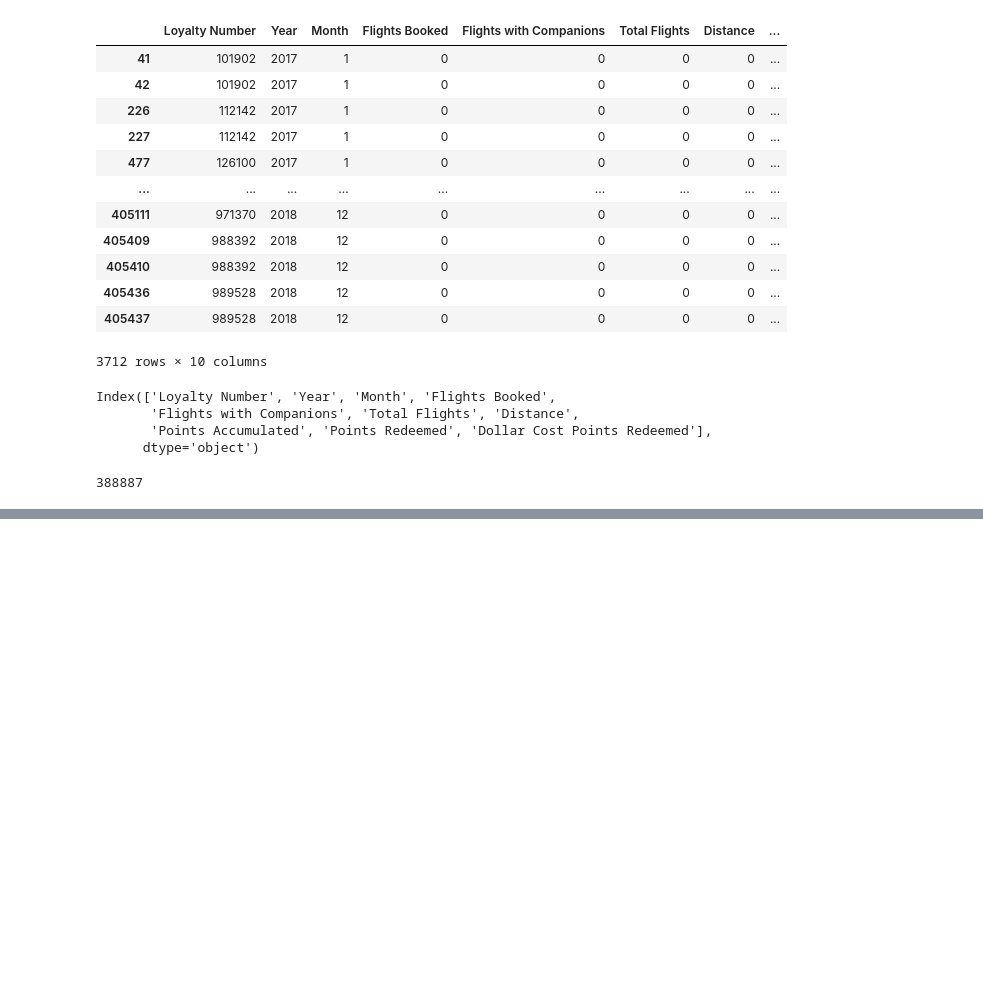
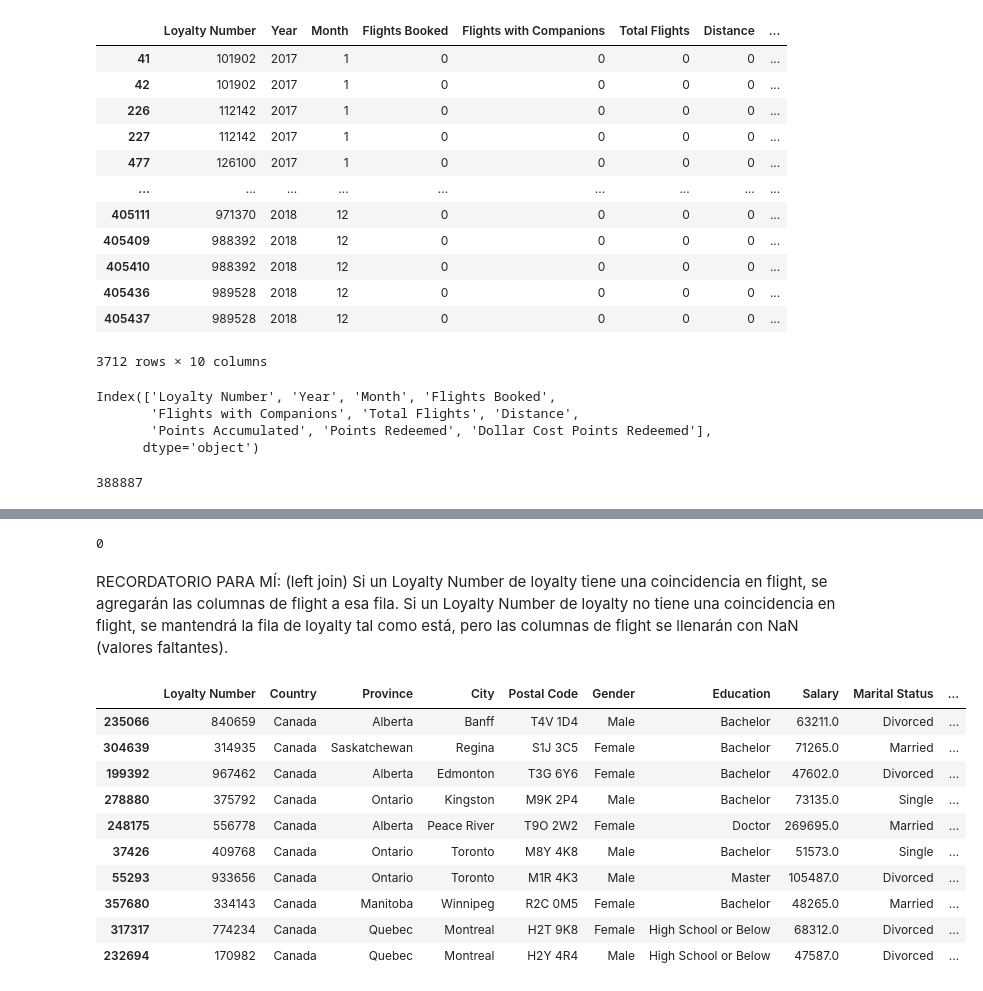
Before and after one commit to Adalab/bda-modulo-3-evaluacion-final-VeroSanchezO, a Jupyter notebook: Evaluación_Final_M3_VSO.ipynb, the cells around one changed output, grey strips where cells are left out. Saved outputs shown, nothing was run; the diff lists cells and outputs as text; code cells hidden in the pictures; blank space fills up the shorter version.

```diff
--- a/Evaluación_Final_M3_VSO.ipynb
+++ b/Evaluación_Final_M3_VSO.ipynb
@@ -233,3 +234,12 @@ Index(['Loyalty Number', 'Year', 'Month', 'Flights Booked',
 df_flights.duplicated(subset = "Loyalty Number").sum()
 # %% [output]
 388887
+# %%
+# Antes de unir los DataFrames debo gestionar los duplicados.
+# Como este atributo "Loyalty Number" representa un identificador único para cada cliente, decido eliminar los duplicados.
+
+# Elimino las filas duplicadas del DataFrame
+df_flights.drop_duplicates(inplace=True)
+
+# Restablezco el índice del DataFrame
+df_flights.reset_index(drop=True)
@@ -235,0 +260,26 @@ df_flights.duplicated(subset = "Loyalty Number").sum()
+# %%
+# Compruebo que se hayan eliminado los duplicados
+df_flights.duplicated().sum()
+# %% [output]
+0
+# %%
+# Ahora uniré los dos DataFrames, basándome en la columna común "Loyalty Number"
+df_combinado = df_loyalty.merge(df_flights, on =["Loyalty Number"], how = "left")
+# %% [markdown]
+RECORDATORIO PARA MÍ: (left join)
+Si un Loyalty Number de loyalty tiene una coincidencia en flight, se agregarán las columnas de flight a esa fila.
+Si un Loyalty Number de loyalty no tiene una coincidencia en flight, se mantendrá la fila de loyalty tal como está, pero las columnas de flight se llenarán con NaN (valores faltantes).
+# %%
+df_combinado.sample(10)
+# %% [output]
+|  | Loyalty Number | Country | Province | City | Postal Code | Gender | Education | Salary | Marital Status | ... |
+| 235066 | 840659 | Canada | Alberta | Banff | T4V 1D4 | Male | Bachelor | 63211.0 | Divorced | ... |
+| 304639 | 314935 | Canada | Saskatchewan | Regina | S1J 3C5 | Female | Bachelor | 71265.0 | Married | ... |
+| 199392 | 967462 | Canada | Alberta | Edmonton | T3G 6Y6 | Female | Bachelor | 47602.0 | Divorced | ... |
+| 278880 | 375792 | Canada | Ontario | Kingston | M9K 2P4 | Male | Bachelor | 73135.0 | Single | ... |
+| 248175 | 556778 | Canada | Alberta | Peace River | T9O 2W2 | Female | Doctor | 269695.0 | Married | ... |
+| 37426 | 409768 | Canada | Ontario | Toronto | M8Y 4K8 | Male | Bachelor | 51573.0 | Single | ... |
+| 55293 | 933656 | Canada | Ontario | Toronto | M1R 4K3 | Male | Master | 105487.0 | Divorced | ... |
+| 357680 | 334143 | Canada | Manitoba | Winnipeg | R2C 0M5 | Female | Bachelor | 48265.0 | Married | ... |
+| 317317 | 774234 | Canada | Quebec | Montreal | H2T 9K8 | Female | High School or Below | 68312.0 | Divorced | ... |
+| 232694 | 170982 | Canada | Quebec | Montreal | H2Y 4R4 | Male | High School or Below | 47587.0 | Divorced | ... |
```
Also changed, not shown: parts of 6 cells of this notebook.
